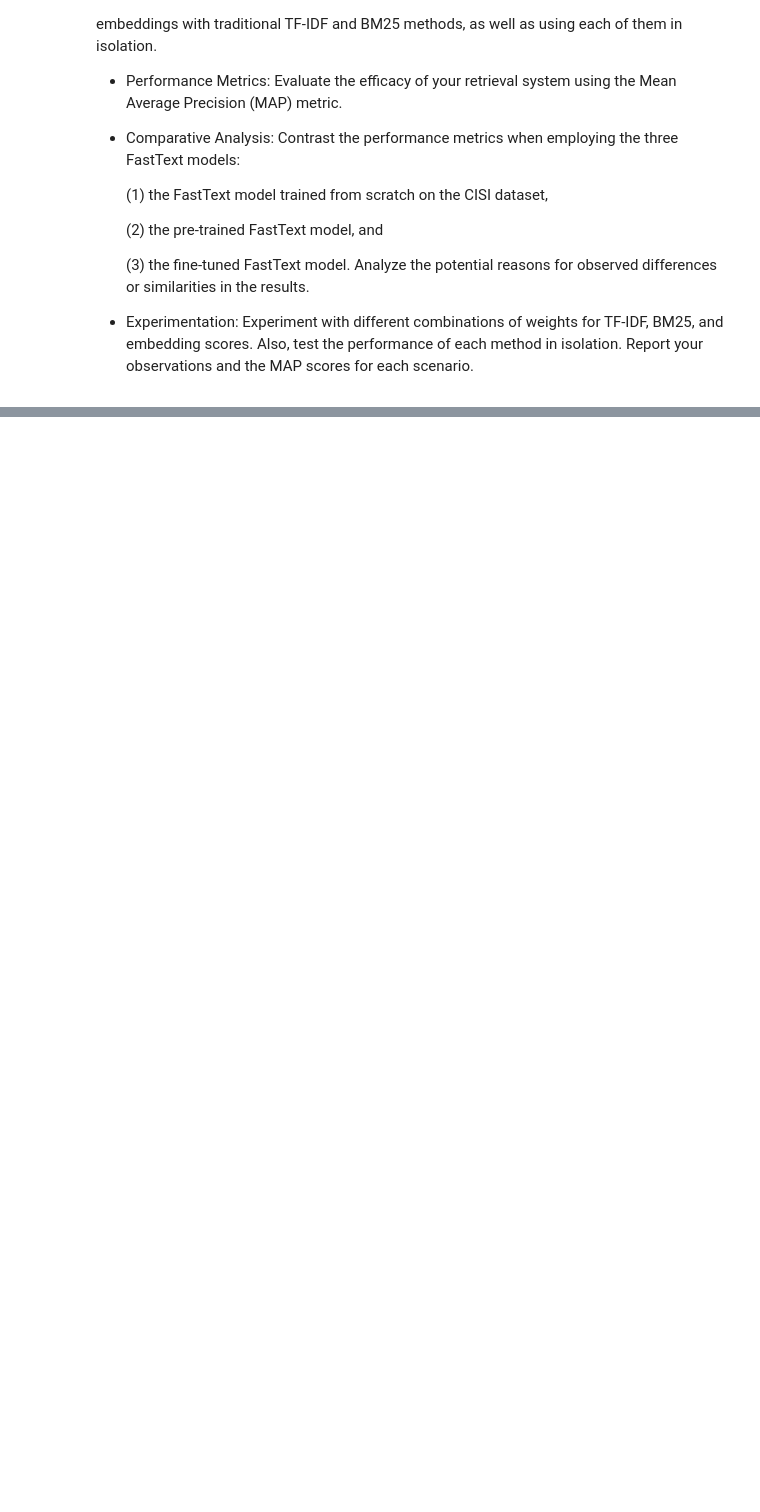
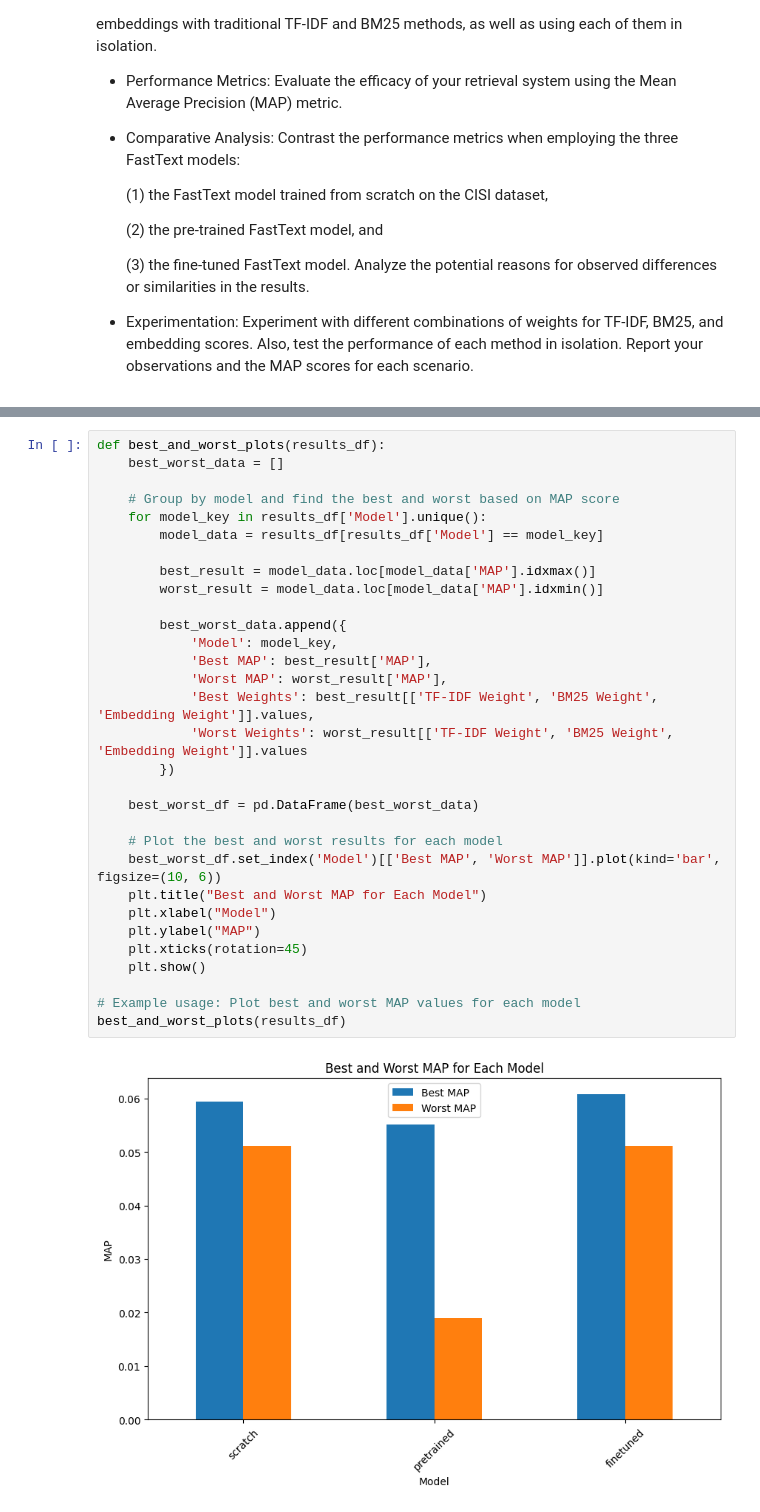
Before and after one commit to mfurkangon/cs533, a Jupyter notebook: HW/HW1/hw.ipynb, the cells around one changed output, grey strips where cells are left out. Drawn from its saved outputs; the diff is of its cells as text; blank space fills up the shorter version.

```diff
--- a/HW/HW1/hw.ipynb
+++ b/HW/HW1/hw.ipynb
@@ -425,0 +668,33 @@ well as using each of them in isolation.
+# %%
+def best_and_worst_plots(results_df):
+    best_worst_data = []
+
+    # Group by model and find the best and worst based on MAP score
+    for model_key in results_df['Model'].unique():
+        model_data = results_df[results_df['Model'] == model_key]
+
+        best_result = model_data.loc[model_data['MAP'].idxmax()]
+        worst_result = model_data.loc[model_data['MAP'].idxmin()]
+
+        best_worst_data.append({
+            'Model': model_key,
+            'Best MAP': best_result['MAP'],
+            'Worst MAP': worst_result['MAP'],
+            'Best Weights': best_result[['TF-IDF Weight', 'BM25 Weight', 'Embedding Weight']].values,
+            'Worst Weights': worst_result[['TF-IDF Weight', 'BM25 Weight', 'Embedding Weight']].values
+        })
+
+    best_worst_df = pd.DataFrame(best_worst_data)
+
+    # Plot the best and worst results for each model
+    best_worst_df.set_index('Model')[['Best MAP', 'Worst MAP']].plot(kind='bar', figsize=(10, 6))
+    plt.title("Best and Worst MAP for Each Model")
+    plt.xlabel("Model")
+    plt.ylabel("MAP")
+    plt.xticks(rotation=45)
+    plt.show()
+
+# Example usage: Plot best and worst MAP values for each model
+best_and_worst_plots(results_df)
+# %% [output]
+[figure, added]
```
Also changed, not shown: parts of 28 cells of this notebook, 2 other files.
